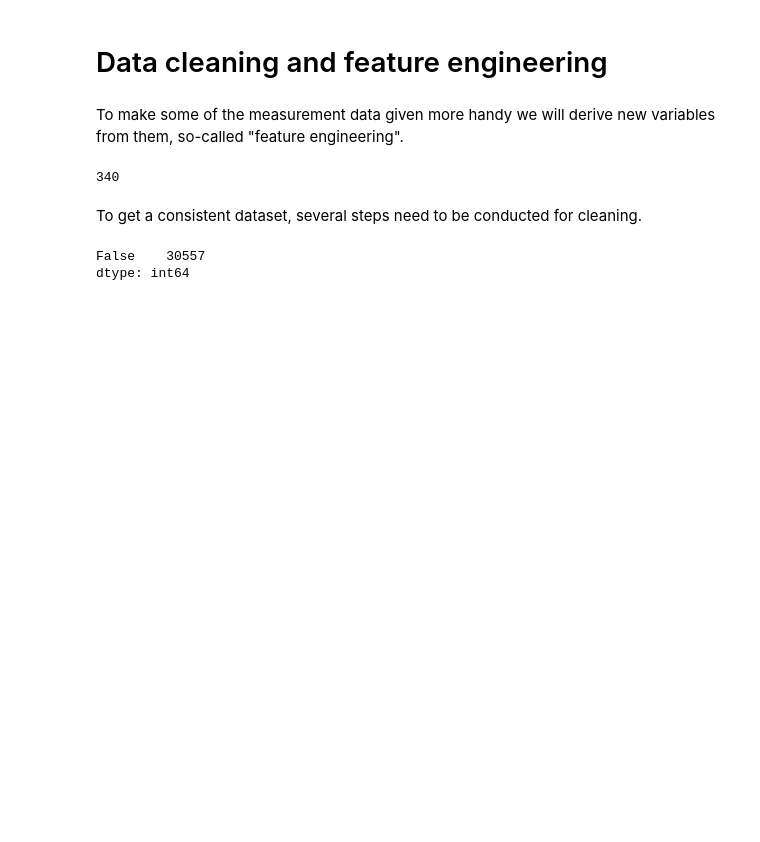
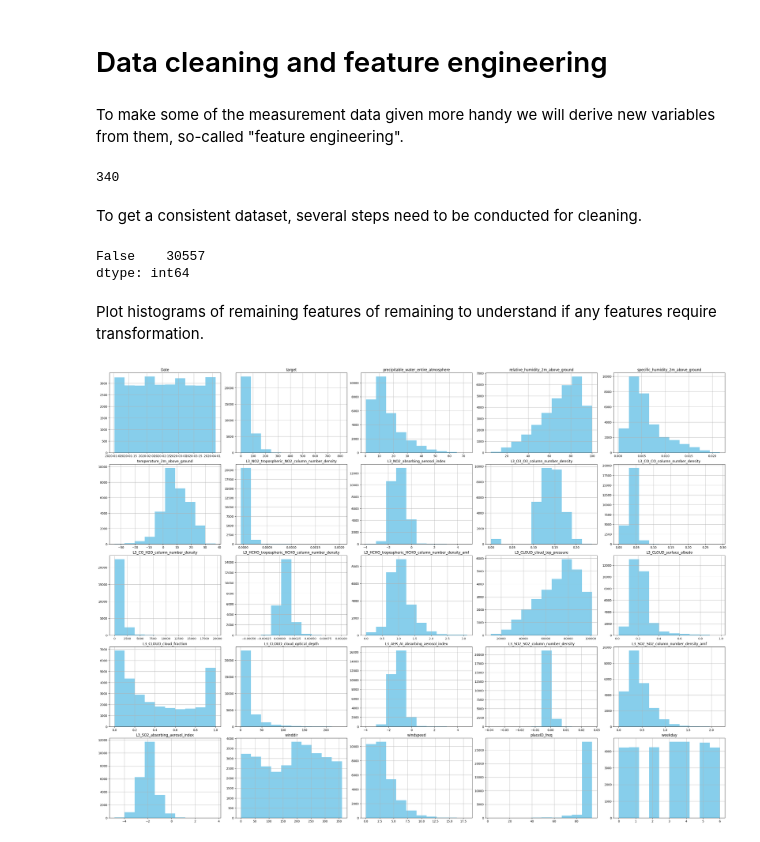
Before and after one commit to chris-hedemann/ml-project-air-pollution, a Jupyter notebook: ML_project_notebook.ipynb, the cells around one changed output. Cells and saved outputs as stored; diff of their text form; code cells hidden in the pictures; blank space fills up the shorter version.

```diff
--- a/ML_project_notebook.ipynb
+++ b/ML_project_notebook.ipynb
@@ -125,3 +142,16 @@ df.duplicated().value_counts()
 # %% [output]
 False    30557
 dtype: int64
+# %% [markdown]
+Plot histograms of remaining features of remaining to understand if any features require transformation.
+# %%
+fig = plt.figure(constrained_layout = True)
+fig.set_figheight(80)
+fig.set_figwidth(30)
+plt.suptitle('Distribution of features', fontsize=20)
+
+ax = fig.gca()
+df.hist(ax=ax, color = "skyblue",layout=(20,5))
+plt.show()
+# %% [output]
+[figure, added]
```
Also changed, not shown: parts of 5 cells of this notebook, 1 other file.
